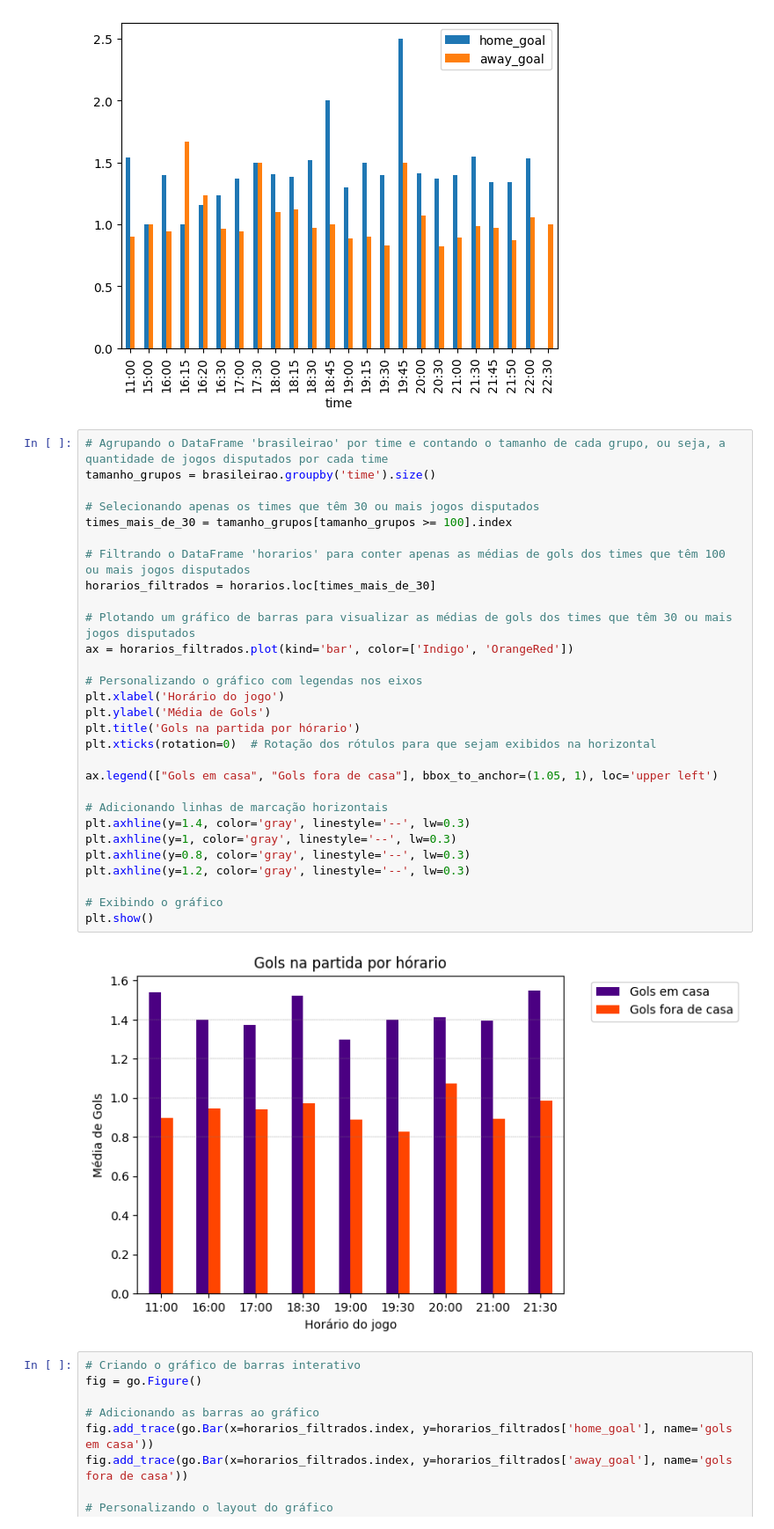
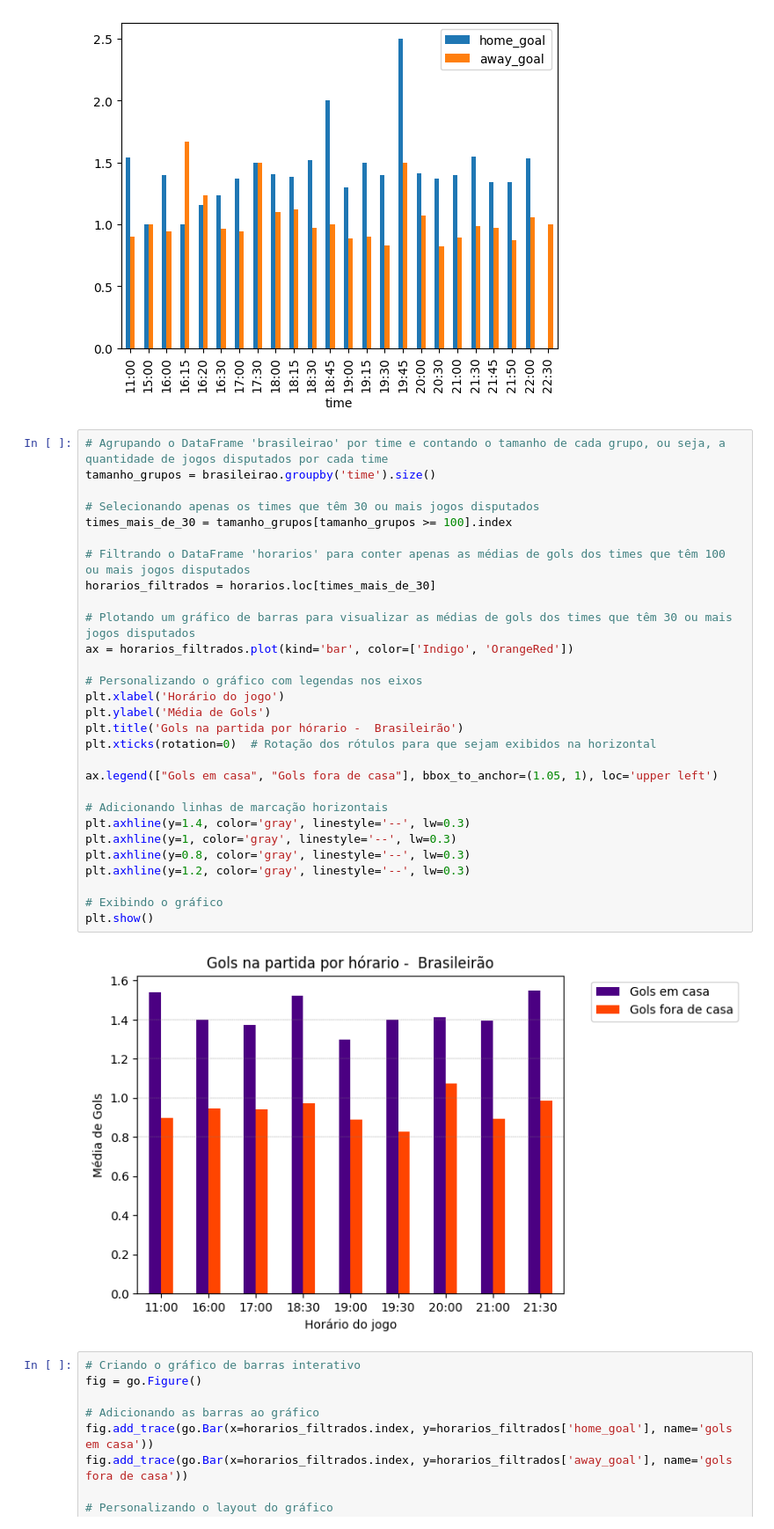
Before and after one commit to GabrielGrub/Trainee_FEA.dev, a Jupyter notebook: Projeto - Futebol Brasileiro/Projeto.ipynb, the cells around one changed output. Shown: that part at 88% size. Drawn from its saved outputs; the diff is of its cells as text.

Commit message:
Visualização dos dados

```diff
--- a/Projeto - Futebol Brasileiro/Projeto.ipynb
+++ b/Projeto - Futebol Brasileiro/Projeto.ipynb
@@ -515,34 +516,34 @@ plt.show()
 # %%
 # Agrupando o DataFrame 'brasileirao' por time e contando o tamanho de cada grupo, ou seja, a quantidade de jogos disputados por cada time
 tamanho_grupos = brasileirao.groupby('time').size()
 
 # Selecionando apenas os times que têm 30 ou mais jogos disputados
 times_mais_de_30 = tamanho_grupos[tamanho_grupos >= 100].index
 
 # Filtrando o DataFrame 'horarios' para conter apenas as médias de gols dos times que têm 100 ou mais jogos disputados
 horarios_filtrados = horarios.loc[times_mais_de_30]
 
 # Plotando um gráfico de barras para visualizar as médias de gols dos times que têm 30 ou mais jogos disputados
 ax = horarios_filtrados.plot(kind='bar', color=['Indigo', 'OrangeRed'])
 
 # Personalizando o gráfico com legendas nos eixos
 plt.xlabel('Horário do jogo')
 plt.ylabel('Média de Gols')
-plt.title('Gols na partida por hórario')
+plt.title('Gols na partida por hórario -  Brasileirão')
 plt.xticks(rotation=0)  # Rotação dos rótulos para que sejam exibidos na horizontal
 
 ax.legend(["Gols em casa", "Gols fora de casa"], bbox_to_anchor=(1.05, 1), loc='upper left')
 
 # Adicionando linhas de marcação horizontais
 plt.axhline(y=1.4, color='gray', linestyle='--', lw=0.3)
 plt.axhline(y=1, color='gray', linestyle='--', lw=0.3)
 plt.axhline(y=0.8, color='gray', linestyle='--', lw=0.3)
 plt.axhline(y=1.2, color='gray', linestyle='--', lw=0.3)
 
 # Exibindo o gráfico
 plt.show()
 # %% [output]
-[figure, old version]
+[figure, new version]
 # %%
 # Criando o gráfico de barras interativo
 fig = go.Figure()
```
Also changed, not shown: parts of 1 cell of this notebook.
